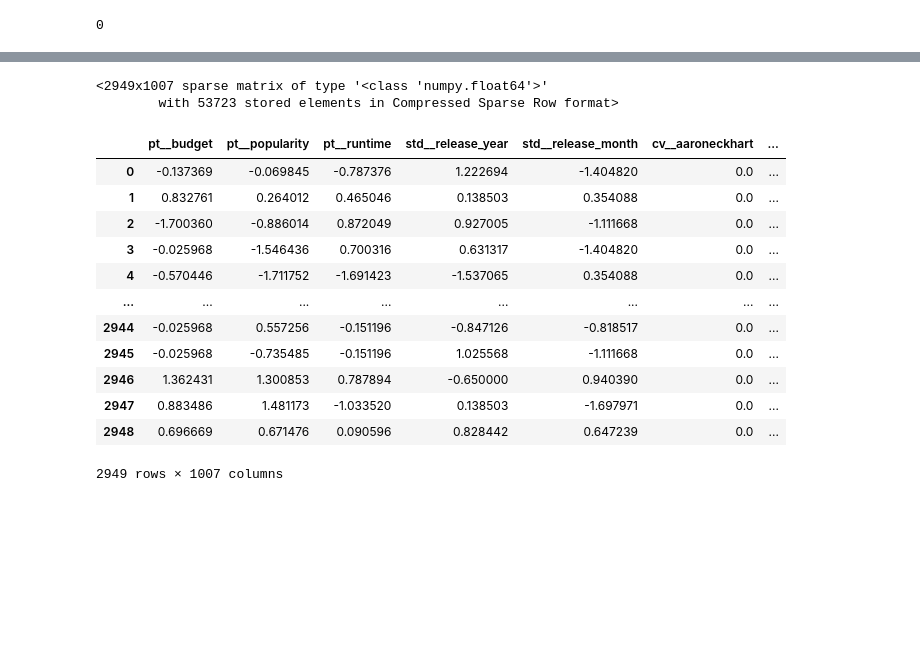
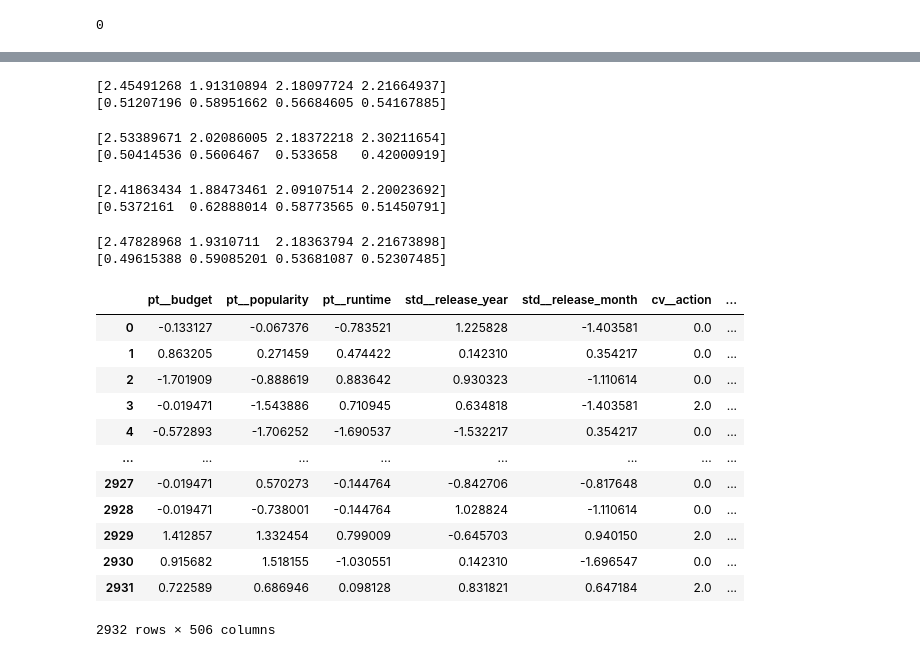
Before and after one commit to abdulvajid1/TMBD-MOVIE-REVENUE-PREDICTION, a Jupyter notebook: notebook.ipynb, the cells around one changed output, grey strips where cells are left out. Saved outputs shown, nothing was run; the diff lists cells and outputs as text; code cells hidden in the pictures; blank space fills up the shorter version.

Commit message:
model selection completed

```diff
--- a/notebook.ipynb
+++ b/notebook.ipynb
@@ -436,3 +462,5 @@ final_df = final_df.query('runtime>70 and runtime<230')
+# %%
+final_df.drop(final_df.query('revenue>800000000').index,inplace=True)
 # %%
 pt = PowerTransformer()
 # %%
@@ -450,7 +478,7 @@ list(enumerate(final_df.columns))
 clf = ColumnTransformer([
     ('pt',PowerTransformer(),[0,1,2]),
     ('std',StandardScaler(),[4,5]),
-    ('cv',CountVectorizer(max_features=1000),6)
+    ('cv',CountVectorizer(max_features=500),6)
     ],remainder='passthrough')
 # %%
 final_df['catogeries'].isna().sum()
@@ -470,5 +487,3 @@ array([[0, 0, 0, ..., 0, 0, 0],
-# %%
-clf.fit_transform(final_df)
-# %% [output]
-<2949x1007 sparse matrix of type '<class 'numpy.float64'>'
-        with 53723 stored elements in Compressed Sparse Row format>
+# %%
+X = final_df.drop(columns='revenue')
+y = final_df['revenue']
@@ -475,16 +501,41 @@ clf.fit_transform(final_df)
+# %%
+model_evaluation(RandomForestRegressor(max_depth=17
+                                       ,min_samples_split=35))
+# %% [output]
+[2.45491268 1.91310894 2.18097724 2.21664937]
+[0.51207196 0.58951662 0.56684605 0.54167885]
+# %%
+model_evaluation(SVR(C=1))
+# %% [output]
+[2.53389671 2.02086005 2.18372218 2.30211654]
+[0.50414536 0.5606467  0.533658   0.42000919]
+# %%
+model_evaluation(VotingRegressor(estimators=[
+                                            ('rf',RandomForestRegressor(max_depth=17,min_samples_split=35)),
+                                            ('svr',SVR(C=1)),
+                                            ('xgb',XGBRegressor())
+                                            ]))
+# %% [output]
+[2.41863434 1.88473461 2.09107514 2.20023692]
+[0.5372161  0.62888014 0.58773565 0.51450791]
+# %%
+model_evaluation(BaggingRegressor(estimator=RandomForestRegressor(max_depth=17,min_samples_split=35,n_jobs=4),n_jobs=3))
+# %% [output]
+[2.47828968 1.9310711  2.18363794 2.21673898]
+[0.49615388 0.59085201 0.53681087 0.52307485]
 # %%
-pd.DataFrame(clf.fit_transform(final_df).toarray(),columns=clf.get_feature_names_out())
+pd.DataFrame(clf.fit_transform(X).toarray(),columns=clf.get_feature_names_out())
 # %% [output]
-|  | pt__budget | pt__popularity | pt__runtime | std__release_year | std__release_month | cv__aaroneckhart | ... |
-| 0 | -0.137369 | -0.069845 | -0.787376 | 1.222694 | -1.404820 | 0.0 | ... |
-| 1 | 0.832761 | 0.264012 | 0.465046 | 0.138503 | 0.354088 | 0.0 | ... |
-| 2 | -1.700360 | -0.886014 | 0.872049 | 0.927005 | -1.111668 | 0.0 | ... |
-| 3 | -0.025968 | -1.546436 | 0.700316 | 0.631317 | -1.404820 | 0.0 | ... |
-| 4 | -0.570446 | -1.711752 | -1.691423 | -1.537065 | 0.354088 | 0.0 | ... |
+|  | pt__budget | pt__popularity | pt__runtime | std__release_year | std__release_month | cv__action | ... |
+| 0 | -0.133127 | -0.067376 | -0.783521 | 1.225828 | -1.403581 | 0.0 | ... |
+| 1 | 0.863205 | 0.271459 | 0.474422 | 0.142310 | 0.354217 | 0.0 | ... |
+| 2 | -1.701909 | -0.888619 | 0.883642 | 0.930323 | -1.110614 | 0.0 | ... |
+| 3 | -0.019471 | -1.543886 | 0.710945 | 0.634818 | -1.403581 | 2.0 | ... |
+| 4 | -0.572893 | -1.706252 | -1.690537 | -1.532217 | 0.354217 | 0.0 | ... |
 | ... | ... | ... | ... | ... | ... | ... | ... |
-| 2944 | -0.025968 | 0.557256 | -0.151196 | -0.847126 | -0.818517 | 0.0 | ... |
-| 2945 | -0.025968 | -0.735485 | -0.151196 | 1.025568 | -1.111668 | 0.0 | ... |
-| 2946 | 1.362431 | 1.300853 | 0.787894 | -0.650000 | 0.940390 | 0.0 | ... |
-| 2947 | 0.883486 | 1.481173 | -1.033520 | 0.138503 | -1.697971 | 0.0 | ... |
-| 2948 | 0.696669 | 0.671476 | 0.090596 | 0.828442 | 0.647239 | 0.0 | ... |
+| 2927 | -0.019471 | 0.570273 | -0.144764 | -0.842706 | -0.817648 | 0.0 | ... |
+| 2928 | -0.019471 | -0.738001 | -0.144764 | 1.028824 | -1.110614 | 0.0 | ... |
+| 2929 | 1.412857 | 1.332454 | 0.799009 | -0.645703 | 0.940150 | 2.0 | ... |
+| 2930 | 0.915682 | 1.518155 | -1.030551 | 0.142310 | -1.696547 | 0.0 | ... |
+| 2931 | 0.722589 | 0.686946 | 0.098128 | 0.831821 | 0.647184 | 2.0 | ... |
-2949 rows × 1007 columns
+2932 rows × 506 columns
```
Also changed, not shown: parts of 9 cells of this notebook.
